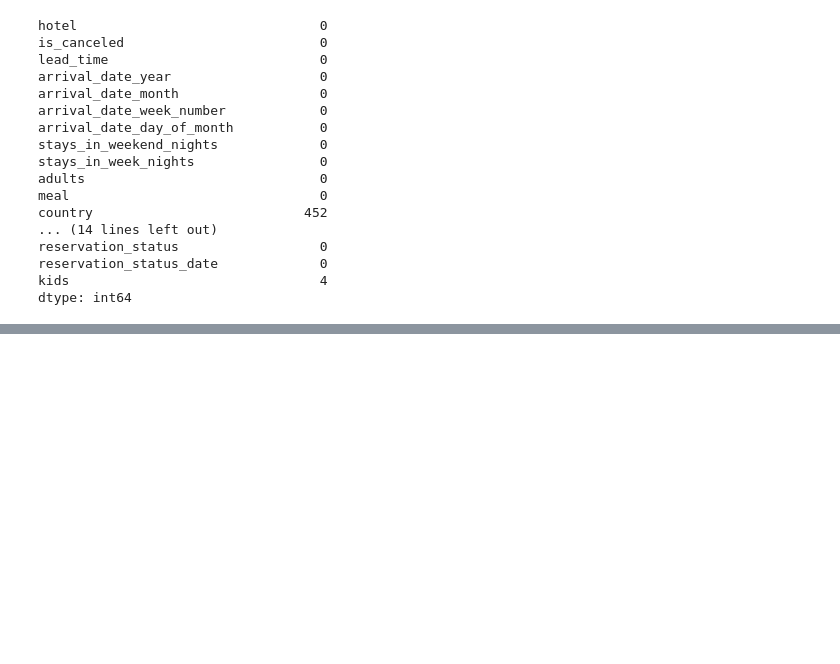
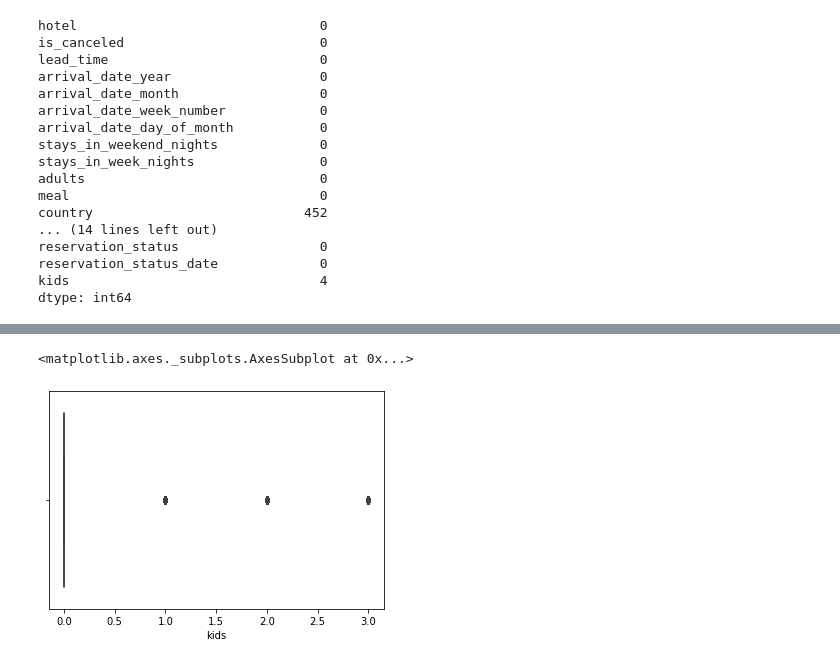
Before and after one commit to armanalam6342/Hotel-Booking-Analysis, a Jupyter notebook: Hotel_Booking_Analysis_Capstone_Project.ipynb, the cells around one changed output, grey strips where cells are left out. Saved outputs shown, nothing was run; the diff lists cells and outputs as text; code cells hidden in the pictures; blank space fills up the shorter version.

```diff
--- a/Hotel_Booking_Analysis_Capstone_Project.ipynb
+++ b/Hotel_Booking_Analysis_Capstone_Project.ipynb
@@ -113,0 +156,7 @@ dtype: int64
+# %%
+#change the value which is greater than 8 to median of kids column
+df.loc[df['kids']>3,'kids'] = df.loc[df['kids']<3,'kids'].median()
+sns.boxplot(df['kids'])
+# %% [output]
+<matplotlib.axes._subplots.AxesSubplot at 0x...>
+[figure, added]
```
Also changed, not shown: parts of 17 cells of this notebook.
